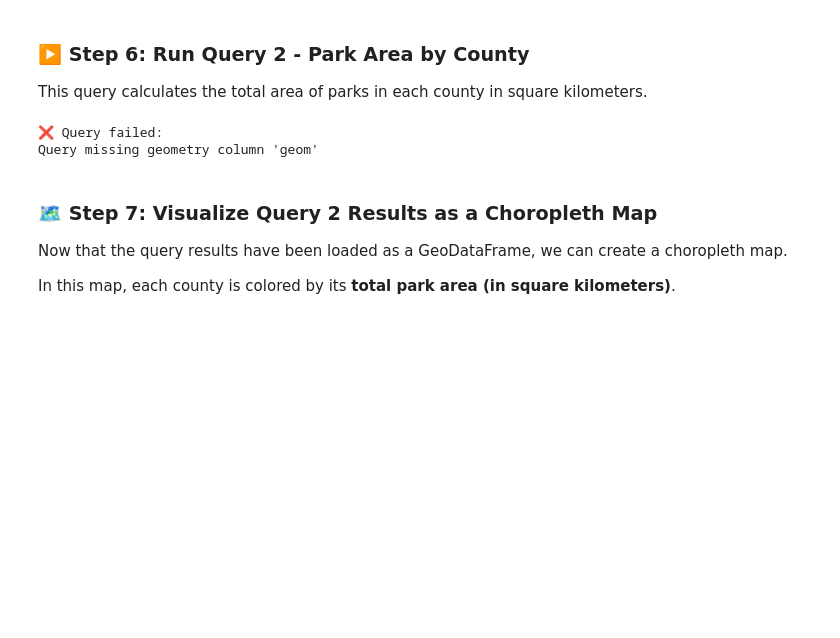
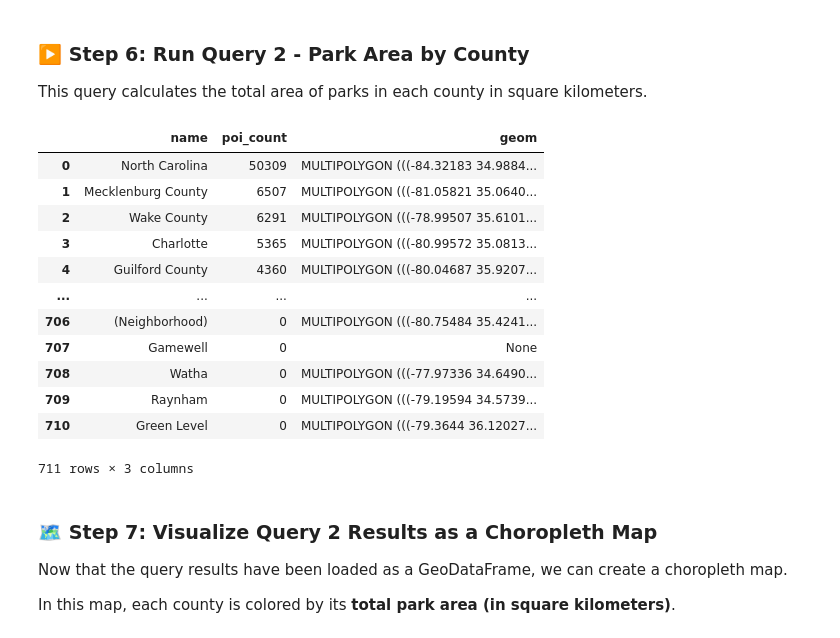
Before and after one commit to ElizabethnParks/gist604b-osm-postgis-sp26, a Jupyter notebook: notebooks/osm_postgis_queries_Parks.ipynb, the cells around one changed output. Cells and saved outputs as stored; diff of their text form; code cells hidden in the pictures; blank space fills up the shorter version.

Commit message:
query 2 and 3 updated

```diff
--- a/notebooks/osm_postgis_queries_Parks.ipynb
+++ b/notebooks/osm_postgis_queries_Parks.ipynb
@@ -216,22 +216,33 @@ plt.show()
 
 This query calculates the total area of parks in each county in square kilometers.
 # %%
-query_2_file = Path("../sql/northcarolina/02_osm_road_area_by_road_type.sql")
+query_2_file = Path("../sql/northcarolina/02_osm_poi_density_by_admin_areas.sql")
 
 # Read SQL query from file
 query_2_sql = query_2_file.read_text(encoding="utf-8")
 
 # Execute query and load result as a GeoDataFrame
 try:
     query_2_results = gpd.read_postgis(query_2_sql, engine, geom_col="geom")
     # Display results
     display(query_2_results)
 except Exception as e:
     print("❌ Query failed:")
     print(e)
 # %% [output]
+|  | name | poi_count | geom |
+| 0 | North Carolina | 50309 | MULTIPOLYGON (((-84.32183 34.9884... |
+| 1 | Mecklenburg County | 6507 | MULTIPOLYGON (((-81.05821 35.0640... |
+| 2 | Wake County | 6291 | MULTIPOLYGON (((-78.99507 35.6101... |
+| 3 | Charlotte | 5365 | MULTIPOLYGON (((-80.99572 35.0813... |
+| 4 | Guilford County | 4360 | MULTIPOLYGON (((-80.04687 35.9207... |
+| ... | ... | ... | ... |
+| 706 | (Neighborhood) | 0 | MULTIPOLYGON (((-80.75484 35.4241... |
+| 707 | Gamewell | 0 | None |
+| 708 | Watha | 0 | MULTIPOLYGON (((-77.97336 34.6490... |
+| 709 | Raynham | 0 | MULTIPOLYGON (((-79.19594 34.5739... |
+| 710 | Green Level | 0 | MULTIPOLYGON (((-79.3644 36.12027... |
-❌ Query failed:
-Query missing geometry column 'geom'
+711 rows × 3 columns
 # %% [markdown]
 ### 🗺️ Step 7: Visualize Query 2 Results as a Choropleth Map
 
```
Also changed, not shown: parts of 1 cell of this notebook, 3 other files.
